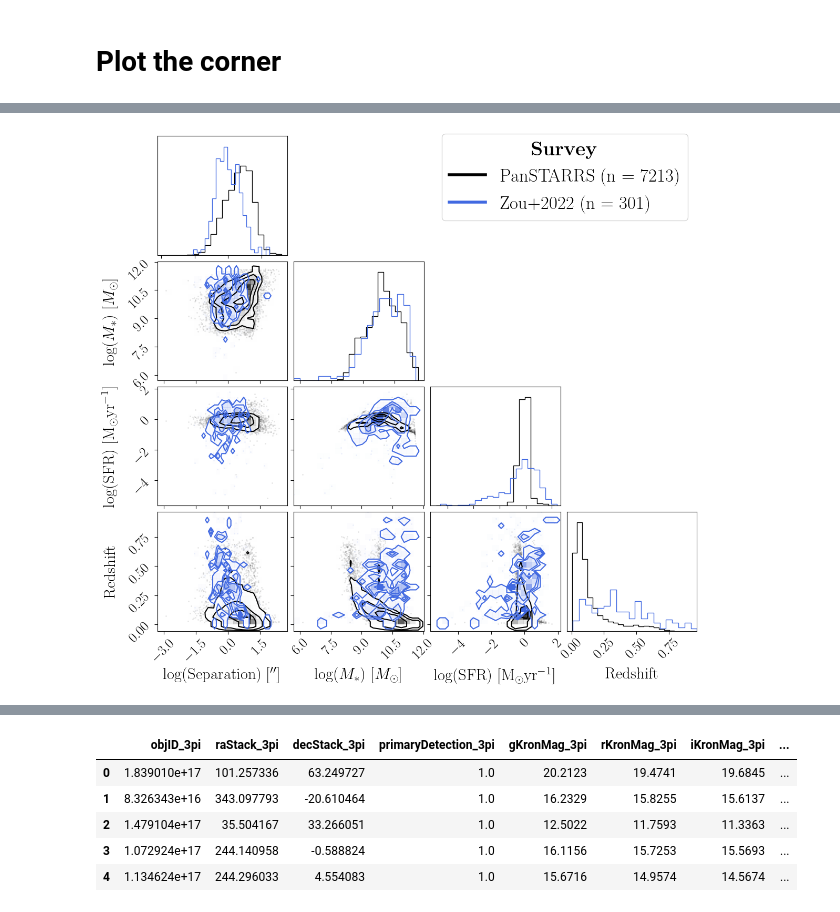
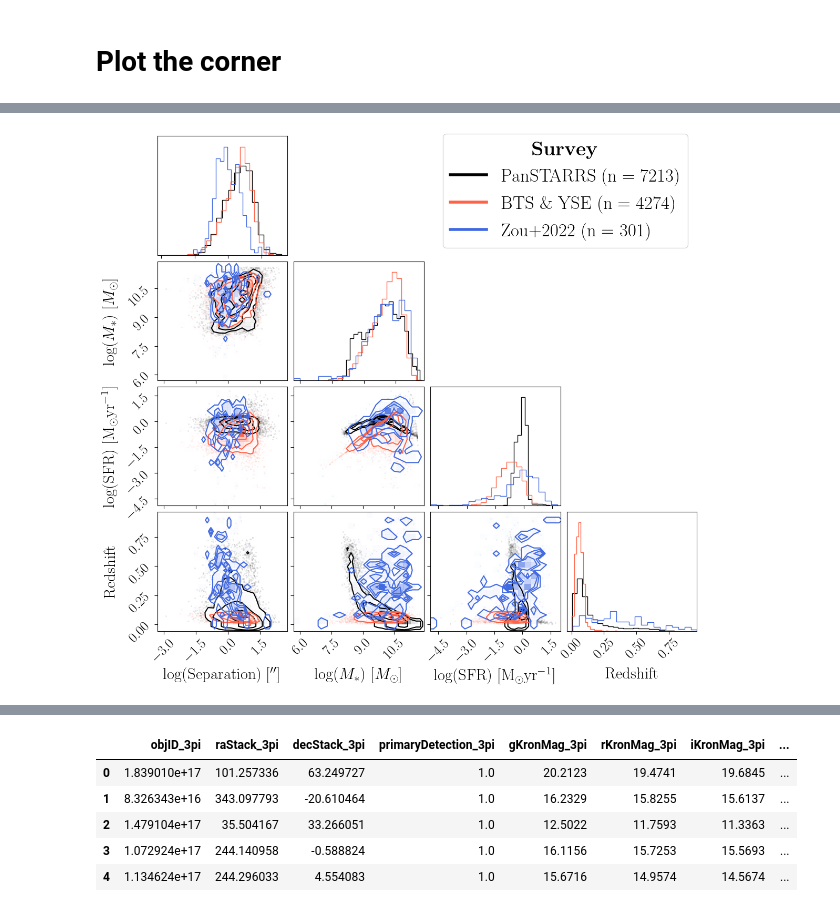
Before and after one commit to Adam-Boesky/astro_SPLASH, a Jupyter notebook: Paper/all_corner.ipynb, the cells around one changed output, grey strips where cells are left out. Saved outputs shown, nothing was run; the diff lists cells and outputs as text; code cells hidden in the pictures.

```diff
--- a/Paper/all_corner.ipynb
+++ b/Paper/all_corner.ipynb
@@ -213,7 +210,7 @@ X_all = ab_mag_to_flux(X_all)
 X_all_err = ab_magerr_to_ferr(X_all_err, X_all)
 imputer = KNNImputer(n_neighbors=5)
 X_all = imputer.fit_transform(X_all)
-X_all = np.log10(X_all)
+# X_all = np.log10(X_all)
 # %%
 # Call the yse and bts data
 X_all_norm, X_mean, X_std = normalize_arr(X_all, mean=photo_mean[:5], std=photo_std[:5])
@@ -225,7 +232,9 @@ X_all_norm, X_all_norm_err, z_all = X_all_norm[within_good_range], X_all_norm_er
 # %%
 # Get props
-bts_yse_props = yse_bts_pipeline.infer_host_properties(X_all_norm, X_all_norm_err, return_normalized=False, n_resamples=50)[0]
+bts_yse_props = yse_bts_pipeline.infer_host_properties(redshift=z_all, grizy=X_all, grizy_err=X_all_err, return_normalized=False, n_resamples=50)[0]
 
 # Add the angular separation to the host props
 bts_yse_props = np.hstack((np.atleast_2d(angular_separation).reshape(-1,1), bts_yse_props))
+bts_yse_props = np.hstack((bts_yse_props, np.atleast_2d(z_all).reshape(-1,1)))
+bts_yse_props.shape
 # %% [output]
@@ -373,13 +396,13 @@ pstar_photo = np.log10(pstar_photo)
 pstar_photo_norm, pstar_photo_mean, pstar_photo_std, ptar_photo_err_norm = normalize_arr(pstar_photo, errors=pstar_photo_err, mean=photo_mean[:5], std=photo_std[:5])
 # %%
 # Get props
-pstar_props = pstar_pipeline.infer_host_properties(pstar_photo, redshift=pstar_redshifts, grizy_err=pstar_photo_err, return_normalized=False, n_resamples=50)[0]
+pstar_props = pstar_pipeline.infer_host_properties(grizy=pstar_photo, grizy_err=pstar_photo_err, redshift=pstar_redshifts, return_normalized=False, n_resamples=50)[0]
 
 # Add the angular separation to the host props
 pstar_props = np.hstack((np.atleast_2d(pstar_ang_sep).reshape(-1, 1), pstar_props, pstar_redshifts.reshape(-1, 1)))
 # %% [markdown]
 # Plot the corner
 # %%
-pstar_props[:, 0] = np.log10(pstar_props[:, 0])
+# pstar_props[:, 0] = np.log10(pstar_props[:, 0])
 # bts_yse_props[:, 0] = np.log10(bts_yse_props[:, 0])
-# zou_props[:, 0] = np.log10(zou_props[:, 0])
+zou_props[:, 0] = np.log10(zou_props[:, 0])
@@ -386,27 +445,27 @@ pstar_props[:, 0] = np.log10(pstar_props[:, 0])
 # %%
-# survey_cols = {'PanSTARRS': 'black', r'BTS \& YSE': 'tomato', 'Zou+2022': 'royalblue'}
-# survey_arrs = [pstar_props, bts_yse_props, zou_props]
+survey_cols = {'PanSTARRS': 'black', r'BTS \& YSE': 'tomato', 'Zou+2022': 'royalblue'}
+survey_arrs = [pstar_props, bts_yse_props, zou_props]
 label_kwargs = {'fontsize': 22, 'labelpad': -100}  # Adjust the labelpad as needed
-survey_cols = {'PanSTARRS': 'black', 'Zou+2022': 'royalblue'}
-survey_arrs = [pstar_props, zou_props]
+# survey_cols = {'PanSTARRS': 'black', 'Zou+2022': 'royalblue'}
+# survey_arrs = [pstar_props, zou_props]
 
 numeric_columns = ['$\\log(\\rm{Separation})$ [$^{\\prime\\prime}$]', '$\\log(M_*) \\ [M_\\odot]$', '$\\log(\\rm{SFR}) \\ [M_\\odot \\rm{yr}^{-1}$]', 'Redshift']
 fig, axes = plt.subplots(4, 4, figsize=(12, 11))
 fig = corner(pstar_props, color=survey_cols[f'PanSTARRS'], hist_kwargs=dict(density=True), fig=fig, labels=numeric_columns, label_kwargs=label_kwargs)
-# corner(bts_yse_props, fig=fig, color=survey_cols[f'BTS \& YSE'], hist_kwargs=dict(density=True))
+corner(bts_yse_props, fig=fig, color=survey_cols[f'BTS \& YSE'], hist_kwargs=dict(density=True))
 corner(zou_props[zou_props[:, -1] < 1.0], fig=fig, color=survey_cols[f'Zou+2022'], hist_kwargs=dict(density=True), zorder=-10)
-legend_elements = [plt.Line2D([0], [0], color=col, lw=4, label=f'{survey_name} (n = {len(survey_arr)})') for (survey_name, col), survey_arr in zip(survey_cols.items(), survey_arrs)]
+legend_elements = [plt.Line2D([0], [0], color=col, lw=4, label=rf'{survey_name} ($\rm{{n}} = {len(survey_arr)})$') for (survey_name, col), survey_arr in zip(survey_cols.items(), survey_arrs)]
 
 for ax in fig.axes:
     ax.xaxis.labelpad = -50
     ax.yaxis.labelpad = -50
     ax.tick_params(axis='both', which='major', labelsize=19, length=4)
 
 plt.legend(handles=legend_elements, fontsize='25', bbox_to_anchor=(1, 4.245), frameon=True, title=r'\textbf{Survey}', title_fontsize='27', facecolor='white', loc='upper right')
 plt.savefig('Figures/all_survey_corner.pdf', bbox_inches='tight')
 plt.show()
 # %% [output]
-[figure, old version]
+[figure, new version]
 # %%
 zou_df.head()
 # %% [output]
```
Also changed, not shown: parts of 11 cells of this notebook, 28 other files.
